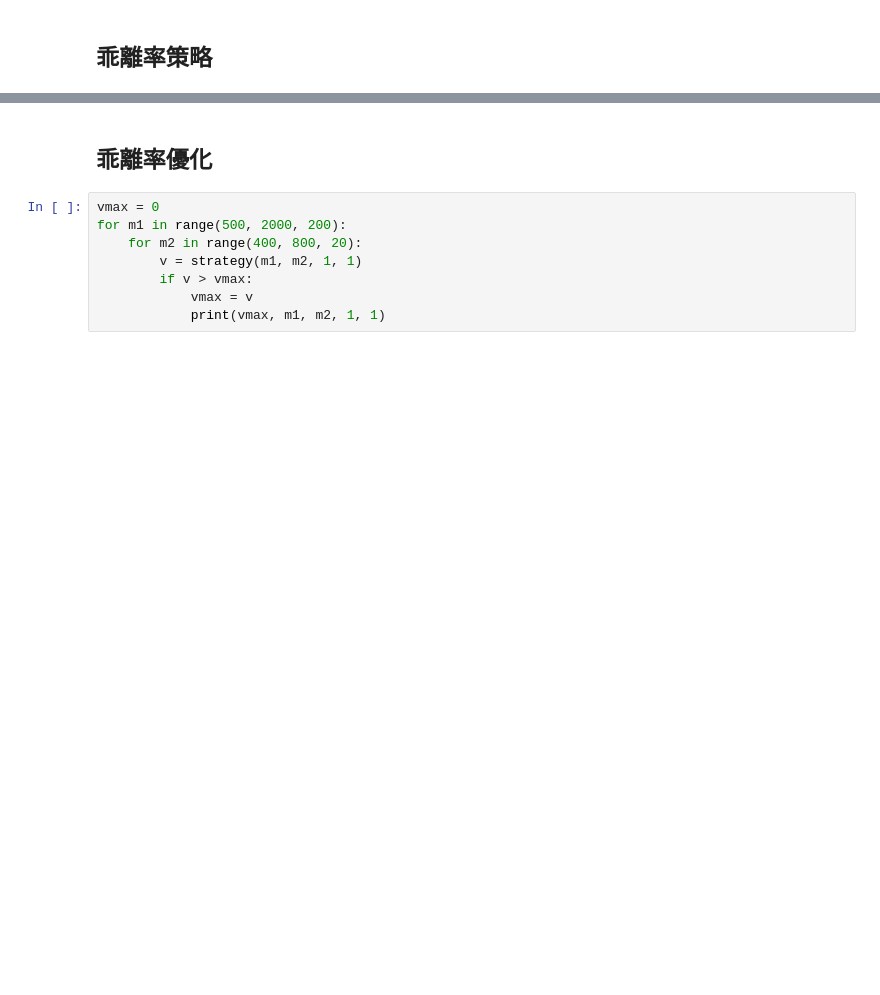
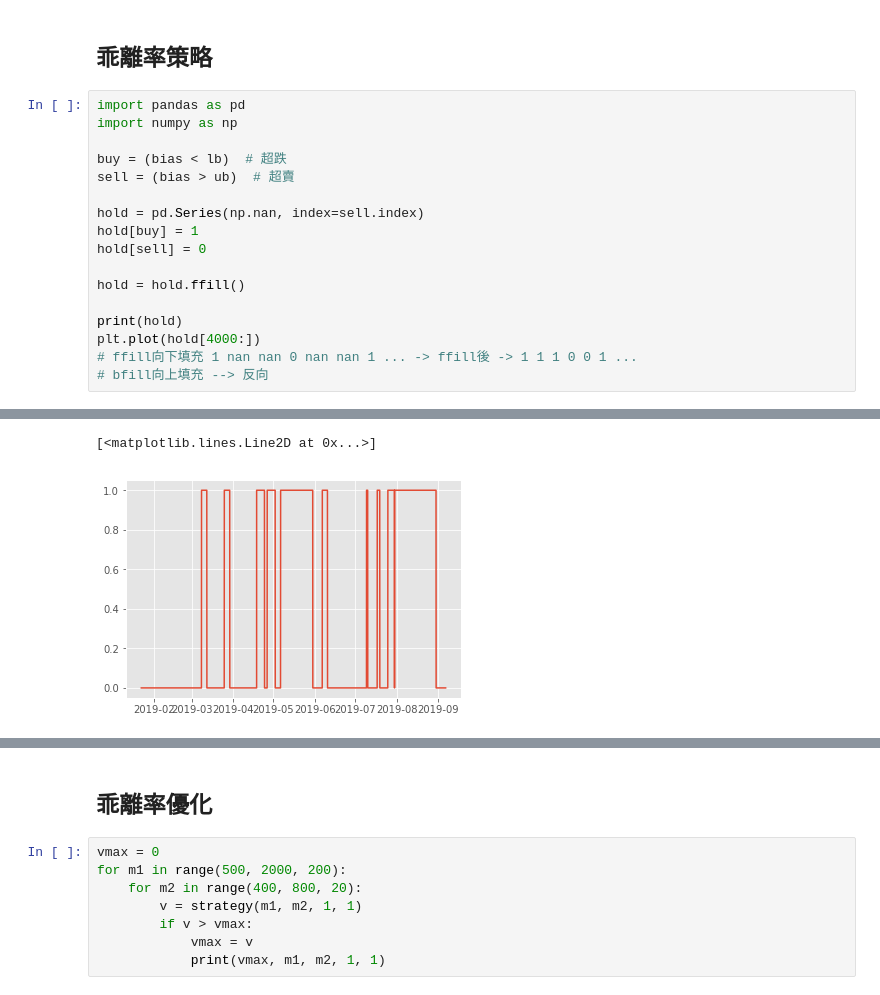
Before and after one commit to CHI-MING-LEE/workspace, a Jupyter notebook: Python_AI_Stock/finlab_course_2019/u04_parameter_optimization.ipynb, the cells around one changed output, grey strips where cells are left out. Cells and saved outputs as stored; diff of their text form; blank space fills up the shorter version.

```diff
--- a/Python_AI_Stock/finlab_course_2019/u04_parameter_optimization.ipynb
+++ b/Python_AI_Stock/finlab_course_2019/u04_parameter_optimization.ipynb
@@ -42,2 +61,20 @@ plt.plot(twii['2008-03'].values)
 # %% [markdown]
 ## 乖離率策略
+# %%
+import pandas as pd
+import numpy as np
+
+buy = (bias < lb)  # 超跌
+sell = (bias > ub)  # 超賣
+
+hold = pd.Series(np.nan, index=sell.index)
+hold[buy] = 1
+hold[sell] = 0
+
+hold = hold.ffill()
+
+print(hold)
+plt.plot(hold[4000:])
+# ffill向下填充 1 nan nan 0 nan nan 1 ... -> ffill後 -> 1 1 1 0 0 1 ...
+# bfill向上填充 --> 反向
+# %% [output]
@@ -43,0 +98,2 @@ plt.plot(twii['2008-03'].values)
+[<matplotlib.lines.Line2D at 0x...>]
+[figure, added]
```
Also changed, not shown: parts of 13 cells of this notebook, 34 other files.
